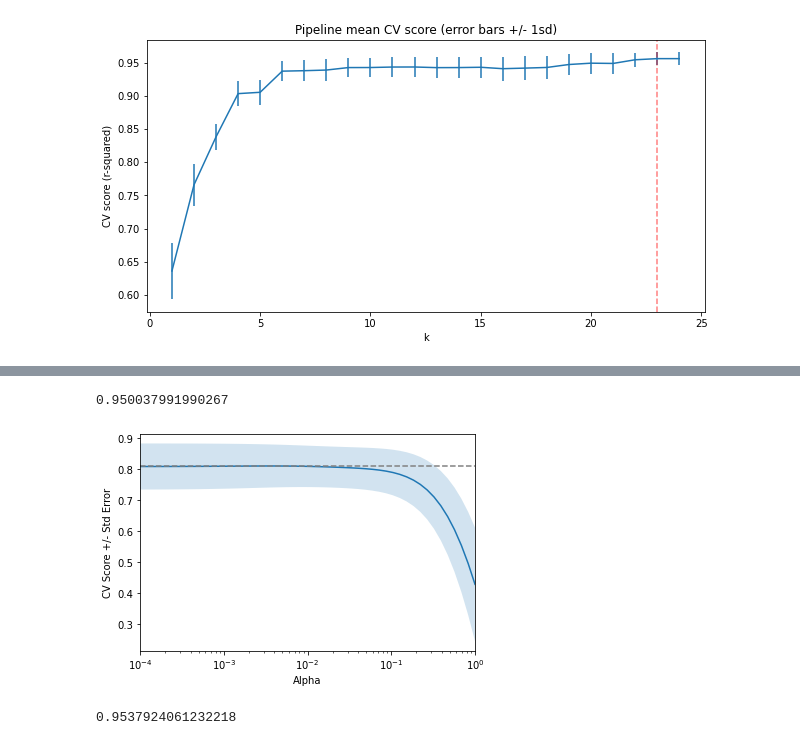
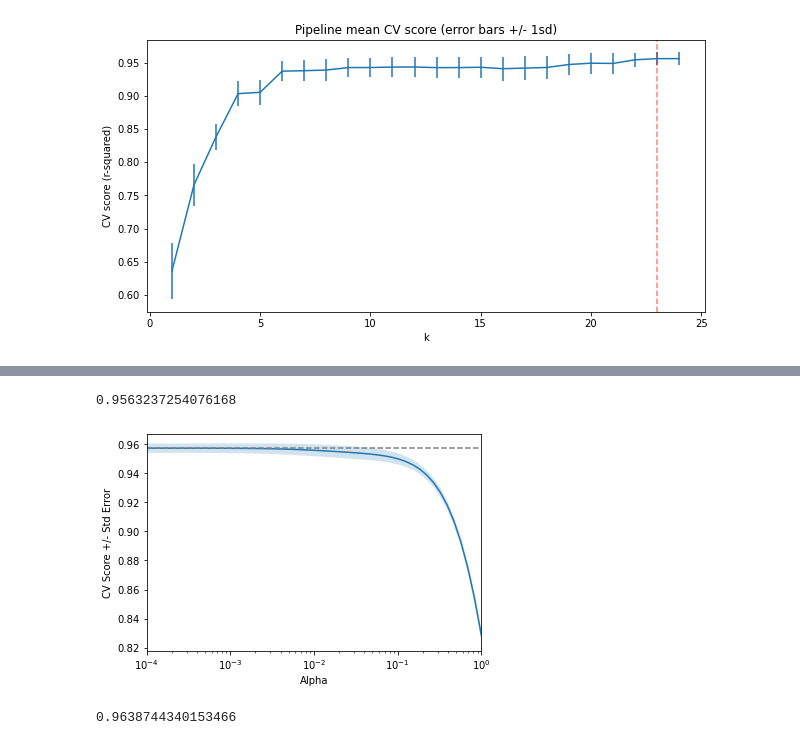
Before and after one commit to fl0c/Capstone_Two_Data_Wrangling, a Jupyter notebook: DataCapstone2_modelling.ipynb, the cells around one changed output, grey strips where cells are left out. Drawn from its saved outputs; the diff is of its cells as text; code cells hidden in the pictures.

```diff
--- a/DataCapstone2_modelling.ipynb
+++ b/DataCapstone2_modelling.ipynb
@@ -196,7 +218,6 @@ print(cv_results)
 # Feature selection (hyperparameter tuning  for linear regression) using 'SelectKBest' with a value of 15 for k
 from sklearn.impute import SimpleImputer
 from sklearn.feature_selection import SelectKBest, f_regression
-from sklearn.pipeline import make_pipeline
 
 pipe15 = make_pipeline(
     SimpleImputer(strategy='median'),
@@ -208,7 +229,7 @@ pipe15_unscaled = make_pipeline(
     SelectKBest(f_regression, k=15),
     LinearRegression())
 
-# Encode categorical features
+# Encode categorical features of pl_released df
 features = ['Tower', 'Floor', 'Unit', 'Area', 'No. of Rooms', 'PL_no']
 X = pd.get_dummies(pl_released[features])
 
@@ -227,7 +248,7 @@ lin_reg_unscaled_15 = pipe15_unscaled.fit(X_train, y_train)
 print('Linear Regression Accuracy with Scaling, R^2: {}'.format(lin_reg_scaled_15.score(X_test, y_test)))
 print('Linear Regression Accuracy without Scaling, R^2: {}'.format(lin_reg_unscaled_15.score(X_test, y_test)))
 
-cv_results = cross_validate(pipe15, X_train, y_train, cv=5)
+cv_results = cross_validate(pipe15_unscaled, X_train, y_train, cv=5)
 cv_scores = cv_results['test_score']
 print(cv_scores)
 # %% [output]
@@ -238,15 +259,15 @@ Linear Regression Accuracy without Scaling, R^2: 0.9409016861577774
 # Grid Search
 k = [k+1 for k in range(len(X_train.columns))]
 grid_params = {'selectkbest__k': k}
-lr_grid_cv = GridSearchCV(pipe15, param_grid=grid_params, cv=5, n_jobs=-1)
+lr_grid_cv = GridSearchCV(pipe15_unscaled, param_grid=grid_params, cv=5, n_jobs=-1)
 lr_grid_cv.fit(X_train, y_train)
+
+coefs = lr_grid_cv.best_estimator_.named_steps.linearregression.coef_
 
 score_mean = lr_grid_cv.cv_results_['mean_test_score']
 score_std = lr_grid_cv.cv_results_['std_test_score']
 cv_k = [k for k in lr_grid_cv.cv_results_['param_selectkbest__k']]
-
-#Print the 'best_params_' attribute of 'lr_grid_cv'
-lr_grid_cv.best_params_
+print(lr_grid_cv.best_params_)
 # %% [output]
 {'selectkbest__k': 23}
 # %%
@@ -289,12 +307,12 @@ dtype: float64
 # %%
+# few data samples, many features should be important so use Ridge regression
 from sklearn.linear_model import Ridge
-X_train, X_test, y_train, y_test =  train_test_split(X, y, test_size=0.3, random_state=42)
 ridge = Ridge(alpha=0.1, normalize=True)
 ridge.fit(X_train, y_train)
 ridge_pred = ridge.predict(X_test)
-ridge.score(X_test, y_test)
+print(ridge.score(X_test, y_test))
 # %% [output]
-0.950037991990267
+0.9563237254076168
 # %%
 def display_plot(cv_scores, cv_scores_std):
     fig = plt.figure()
@@ -309,44 +327,40 @@ def display_plot(cv_scores, cv_scores_std):
     ax.axhline(np.max(cv_scores), linestyle='--', color='.5')
     ax.set_xlim([alpha_space[0], alpha_space[-1]])
     ax.set_xscale('log')
     plt.show()
 
-# Import necessary modules
-from sklearn.linear_model import Ridge
-
 # Setup the array of alphas and lists to store scores
 alpha_space = np.logspace(-4, 0, 50)
 ridge_scores = []
 ridge_scores_std = []
 
 # Create a ridge regressor: ridge
 ridge = Ridge(normalize=True)
 
 # Compute scores over range of alphas
 for alpha in alpha_space:
 
     # Specify the alpha value to use: ridge.alpha
     ridge.alpha = alpha
 
     # Perform 10-fold CV: ridge_cv_scores
-    ridge_cv_scores = cross_val_score(ridge, X, y, cv=10)
+    ridge_cv_scores = cross_val_score(ridge, X_train, y_train, cv=10)
 
     # Append the mean of ridge_cv_scores to ridge_scores
     ridge_scores.append(np.mean(ridge_cv_scores))
 
     # Append the std of ridge_cv_scores to ridge_scores_std
     ridge_scores_std.append(np.std(ridge_cv_scores))
 
 # Display the plot
 display_plot(ridge_scores, ridge_scores_std)
 # %% [output]
-[figure, old version]
+[figure, new version]
 # %%
 from sklearn.linear_model import Lasso
-X_train, X_test, y_train, y_test =  train_test_split(X, y, test_size=0.3, random_state=42)
 lasso = Lasso(alpha=0.1, normalize=True)
 lasso.fit(X_train, y_train)
 lasso_pred = lasso.predict(X_test)
 lasso.score(X_test, y_test)
 # %% [output]
-0.9537924061232218
+0.9638744340153466
```
Also changed, not shown: parts of 9 cells of this notebook.
